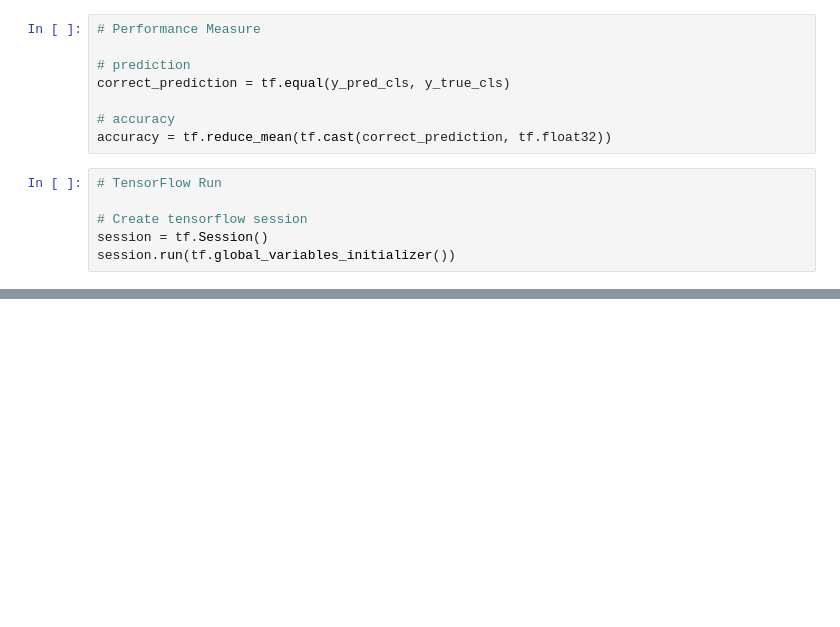
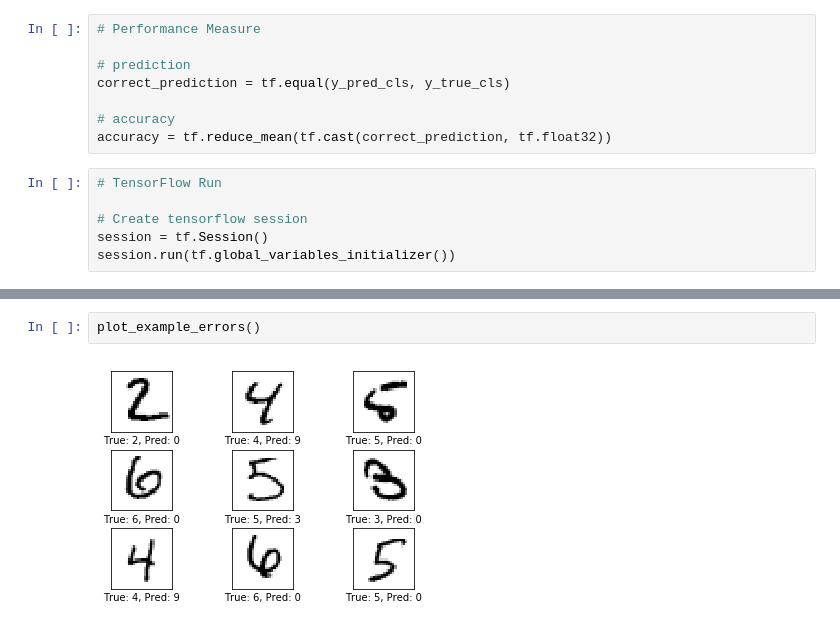
Before and after one commit to shree-ranga/MNIST-Web, a Jupyter notebook: Simple_Linear_Model.ipynb, the cells around one changed output, grey strips where cells are left out. Cells and saved outputs as stored; diff of their text form; blank space fills up the shorter version.

```diff
--- a/Simple_Linear_Model.ipynb
+++ b/Simple_Linear_Model.ipynb
@@ -166,0 +300,4 @@ IndentationError: expected an indented block (<ipython-input-19-b94e7e6f6613>, l
+# %%
+plot_example_errors()
+# %% [output]
+[figure, added]
```
Also changed, not shown: parts of 22 cells of this notebook.
